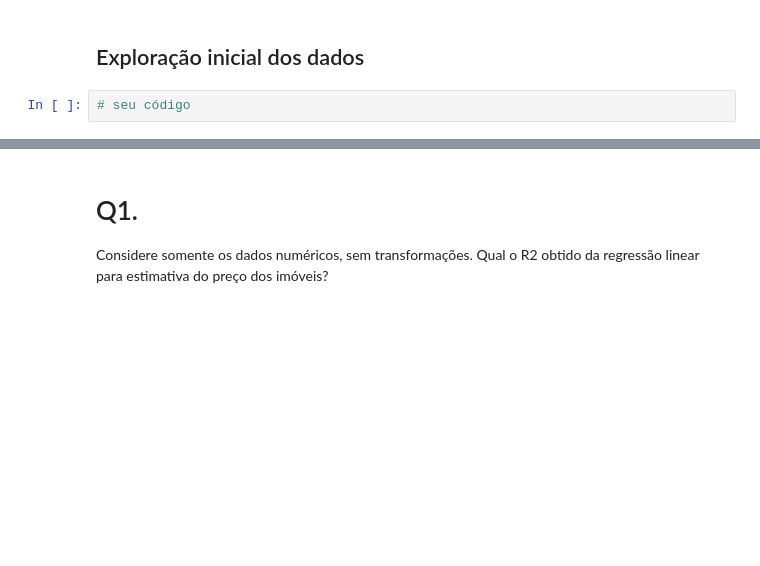
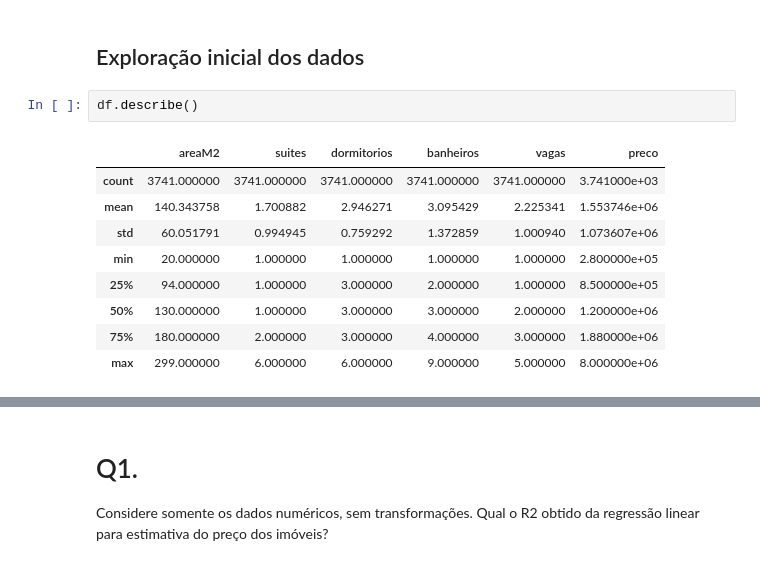
Before and after one commit to Rogerio-mack/IMT_CD_2026, a Jupyter notebook: IMT_regressao_scale.ipynb, the cells around one changed output, grey strips where cells are left out. Cells and saved outputs as stored; diff of their text form; blank space fills up the shorter version.

```diff
--- a/IMT_regressao_scale.ipynb
+++ b/IMT_regressao_scale.ipynb
@@ -35,5 +35,15 @@ df.head()
 | 4 | vila-nova-conceicao | 116 | 1 | 3 | 2 | 2 | 1605000 |
 # %% [markdown]
 ## Exploração inicial dos dados
-# %%
-# seu código
+# %%
+df.describe()
+# %% [output]
+|  | areaM2 | suites | dormitorios | banheiros | vagas | preco |
+| count | 3741.000000 | 3741.000000 | 3741.000000 | 3741.000000 | 3741.000000 | 3.741000e+03 |
+| mean | 140.343758 | 1.700882 | 2.946271 | 3.095429 | 2.225341 | 1.553746e+06 |
+| std | 60.051791 | 0.994945 | 0.759292 | 1.372859 | 1.000940 | 1.073607e+06 |
+| min | 20.000000 | 1.000000 | 1.000000 | 1.000000 | 1.000000 | 2.800000e+05 |
+| 25% | 94.000000 | 1.000000 | 3.000000 | 2.000000 | 1.000000 | 8.500000e+05 |
+| 50% | 130.000000 | 1.000000 | 3.000000 | 3.000000 | 2.000000 | 1.200000e+06 |
+| 75% | 180.000000 | 2.000000 | 3.000000 | 4.000000 | 3.000000 | 1.880000e+06 |
+| max | 299.000000 | 6.000000 | 6.000000 | 9.000000 | 5.000000 | 8.000000e+06 |
```
Also changed, not shown: parts of 21 cells of this notebook.
